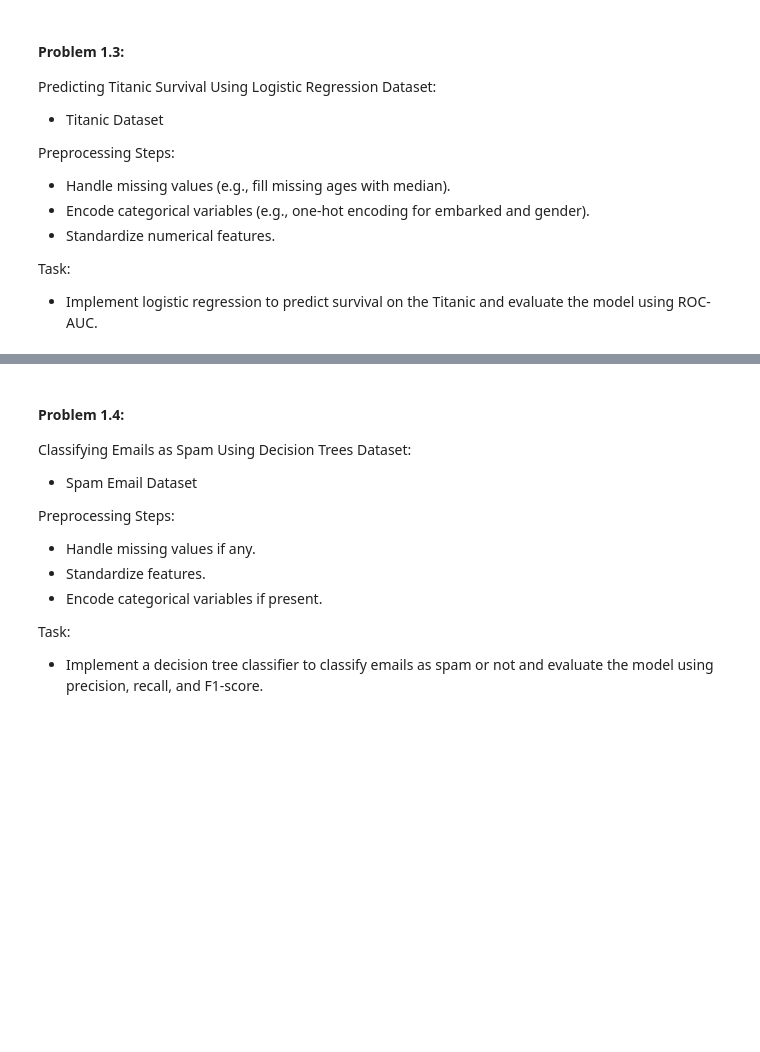
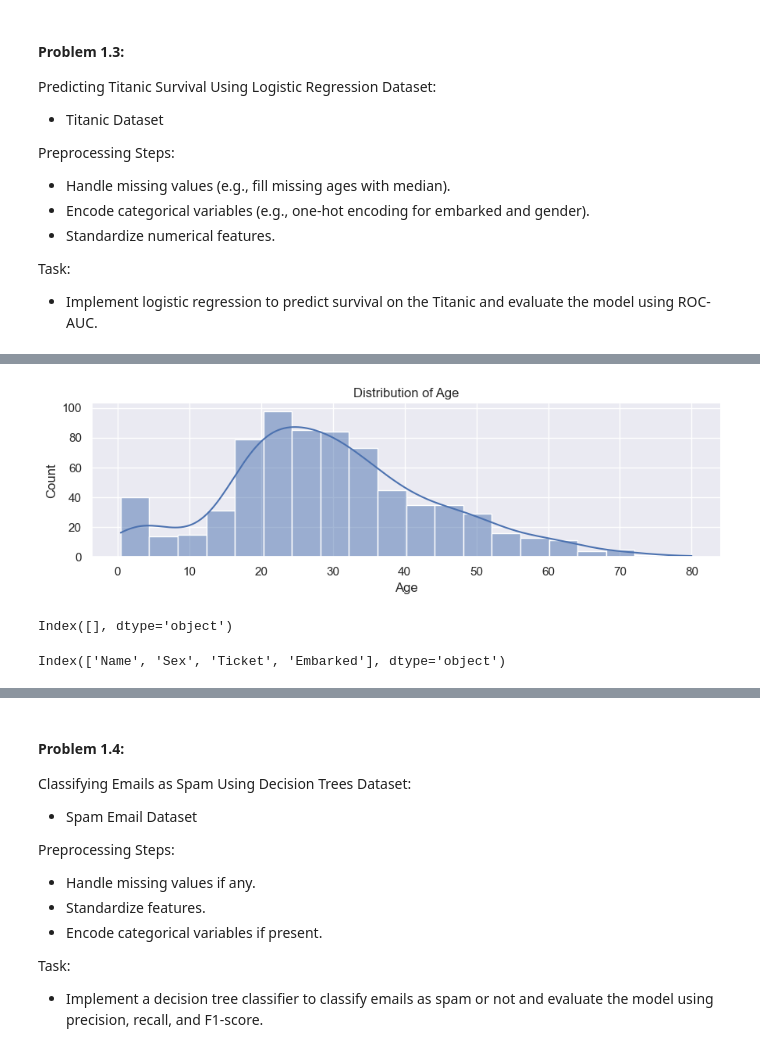
Before and after one commit to Syed-Shahir/100DaysOfBytewise, a Jupyter notebook: BTW_W6_Task1.ipynb, the cells around one changed output, grey strips where cells are left out. Cells and saved outputs as stored; diff of their text form; code cells hidden in the pictures; blank space fills up the shorter version.

```diff
--- a/BTW_W6_Task1.ipynb
+++ b/BTW_W6_Task1.ipynb
@@ -81,3 +213,13 @@ Preprocessing Steps:
 Task:
 - Implement logistic regression to predict survival on the Titanic and evaluate the
 model using ROC-AUC.
+# %%
+#importing the dataset
+file_path = 'titanic.csv'
+titanic_df = pd.read_csv(file_path)
+
+#checking the null values,if there are any lets print there percentage
+print(titanic_df.isnull().sum()/titanic_df.shape[0]*100)
+
+#a look at the dataset
+titanic_df.head(5)
@@ -83,0 +246,37 @@ model using ROC-AUC.
+# %%
+#from the above output we see that cabin has more than 50% null values so its better to drop this column,The other 2 columns are age and embarked,
+
+# Creating the copy of dataset to be on safe side
+titanic_df1 = titanic_df.copy()
+
+#dropping Cabin
+titanic_df1.drop('Cabin',axis = 1,inplace = True)
+
+#Lets have a look at the distribution of the Age
+sns.displot(titanic_df1['Age'],kde = True,height = 3,aspect = 3)
+plt.title('Distribution of Age')
+plt.xlabel('Age')
+plt.ylabel('Count')
+plt.tight_layout()
+plt.show()
+# %% [output]
+[figure, added]
+# %%
+#from the above distribution we see that mean wont be a good choice for this , as the data is a bit skewed so we will use median
+#and for the embarked as it is a categorical feature we will use mode for it
+
+# Fill missing ages with the median age
+titanic_df1['Age'] = titanic_df1['Age'].fillna(titanic_df1['Age'].median())
+
+# Fill missing embarked with the most frequent value (mode)
+titanic_df1['Embarked'] = titanic_df1['Embarked'].fillna(titanic_df1['Embarked'].mode()[0])
+
+#null values verification
+titanic_df1.columns[titanic_df1.isnull().any()]
+# %% [output]
+Index([], dtype='object')
+# %%
+#now before encoding lets check if there exist some columns with categorical values
+titanic_df1.select_dtypes(include=['object', 'category']).columns
+# %% [output]
+Index(['Name', 'Sex', 'Ticket', 'Embarked'], dtype='object')
```
Also changed, not shown: parts of 48 cells of this notebook.
